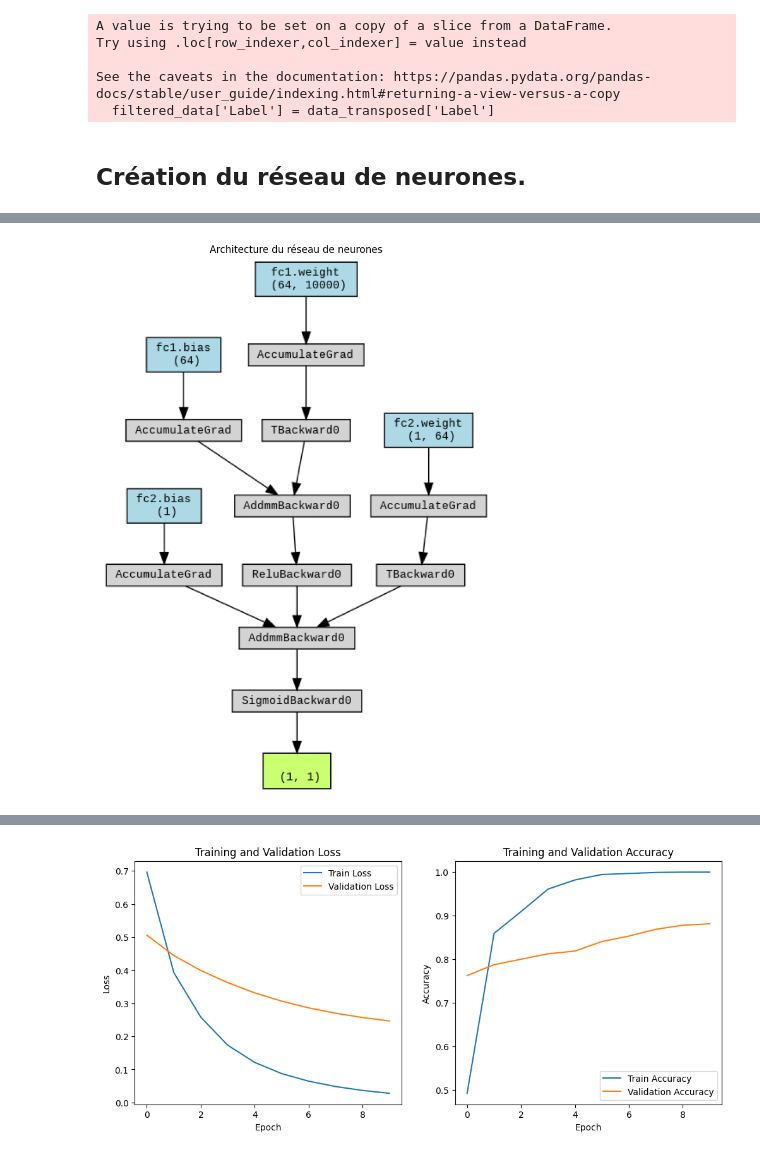
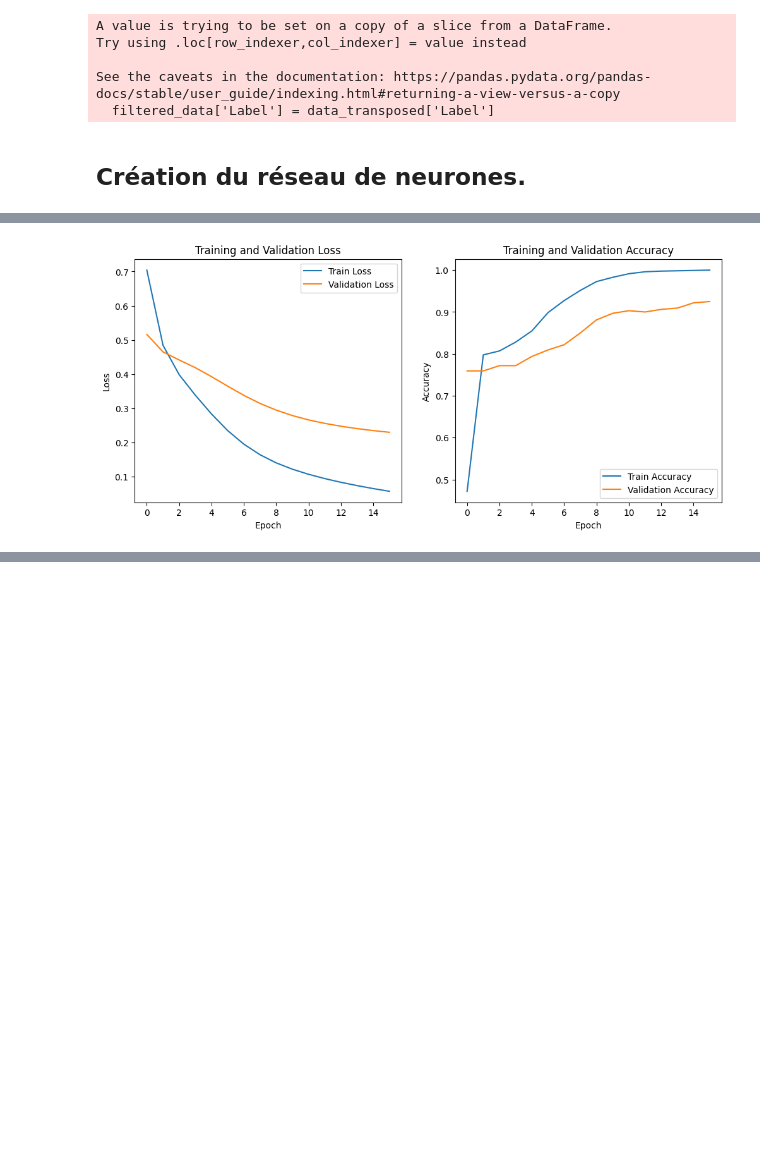
Before and after one commit to Turbotje/Repo_test, a Jupyter notebook: Projet_Diabete_UE_Bioinfo.ipynb, the cells around one changed output, grey strips where cells are left out. Drawn from its saved outputs; the diff is of its cells as text; code cells hidden in the pictures; blank space fills up the shorter version.

Commit message:
Correction paramètres, 92% accuracy

```diff
--- a/Projet_Diabete_UE_Bioinfo.ipynb
+++ b/Projet_Diabete_UE_Bioinfo.ipynb
@@ -184,7 +184,7 @@ Sample_5      0
 sorted_p_values = p_values_series.sort_values()
 
 # Select the top N genes with the smallest p-values (e.g., top 1000)
-top_genes = sorted_p_values.head(10000).index  # Adjust the number as needed
+top_genes = sorted_p_values.head(4000).index  # Adjust the number as needed
 
 # Filter the original dataset to keep only the top differentially expressed genes
 filtered_data = data_transposed[top_genes]
@@ -273,30 +273,6 @@ hidden_size = 64                # Taille de la couche cachée
 output_size = 1                 # Classification binaire
 model = SimpleNN(input_size, hidden_size, output_size)
 
-# --- Visualisation du réseau de neurones ---
-
-  # Installer torchviz et graphviz (nécessaire pour générer et afficher le graphe)
-!pip install torchviz
-!apt-get install graphviz -y
-
-from torchviz import make_dot
-
-  # Création d'une entrée d'exemple (un seul échantillon)
-sample_input = X_train[0].unsqueeze(0)  # Passage d'une dimension batch
-sample_output = model(sample_input)
-
-  # Générer le graphe computationnel du modèle
-graph = make_dot(sample_output, params=dict(model.named_parameters()))
-graph.render("model_architecture", format="png")  # Enregistrement du graphe sous "model_architecture.png"
-
-  # Afficher l'image directement dans le notebook
-import matplotlib.image as mpimg
-img = mpimg.imread('model_architecture.png')
-plt.figure(figsize=(12, 12))
-plt.imshow(img)
-plt.axis('off')
-plt.title("Architecture du réseau de neurones")
-plt.show()
 
 # --- Entraînement du modèle ---
 
@@ -309,7 +285,7 @@ val_losses = []
 train_accuracies = []
 val_accuracies = []
 
-num_epochs = 10
+num_epochs = 16
 for epoch in range(num_epochs):
     model.train()
     outputs = model(X_train)
@@ -385 +360 @@ graphviz is already the newest version (2.42.2-6ubuntu0.1).
-[figure, old version]
+[figure, new version]
@@ -396,4 +361,3 @@ Epoch [10/10], Loss: 0.0279, Val Loss: 0.2466, Val Accuracy: 88.13%
-[figure, removed]
 # %%
 # Get the weights from the first layer (fc1)
 weights = model.fc1.weight.data
```
Also changed, not shown: parts of 4 cells of this notebook.
